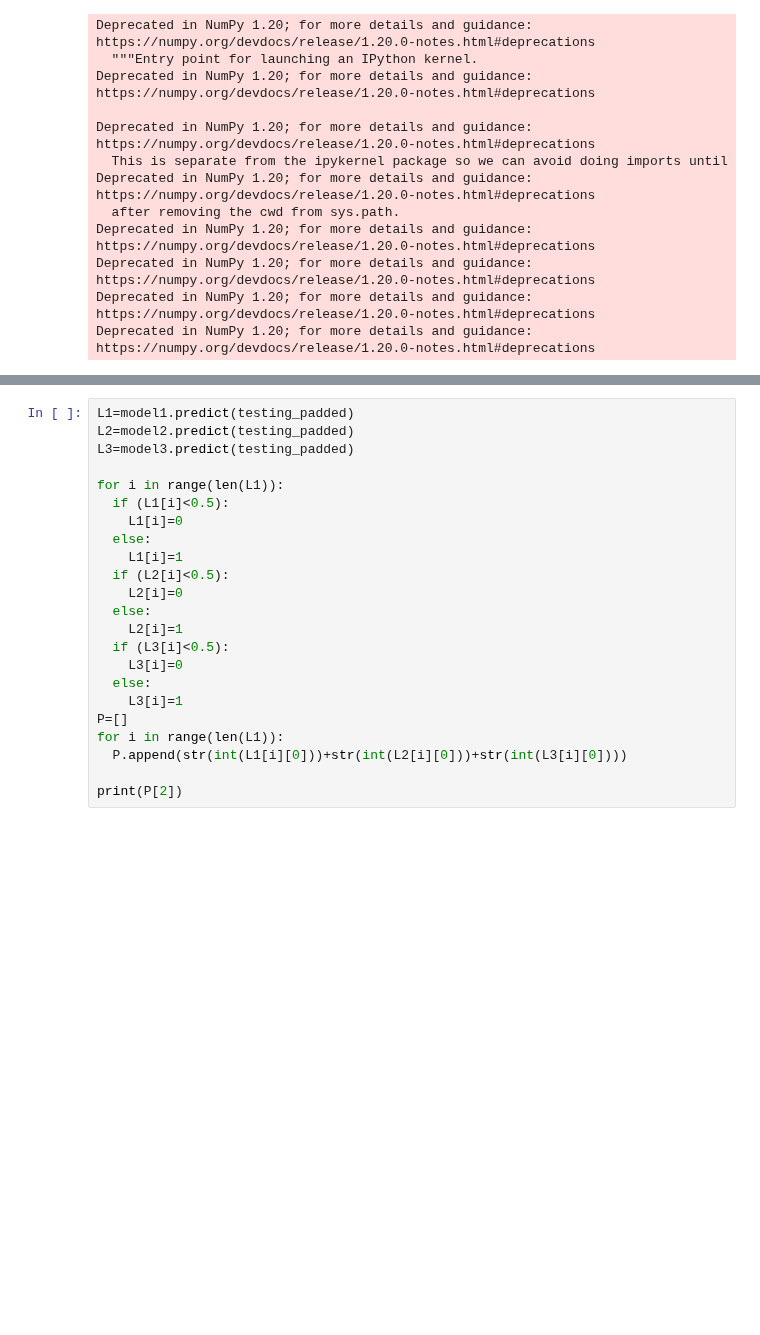
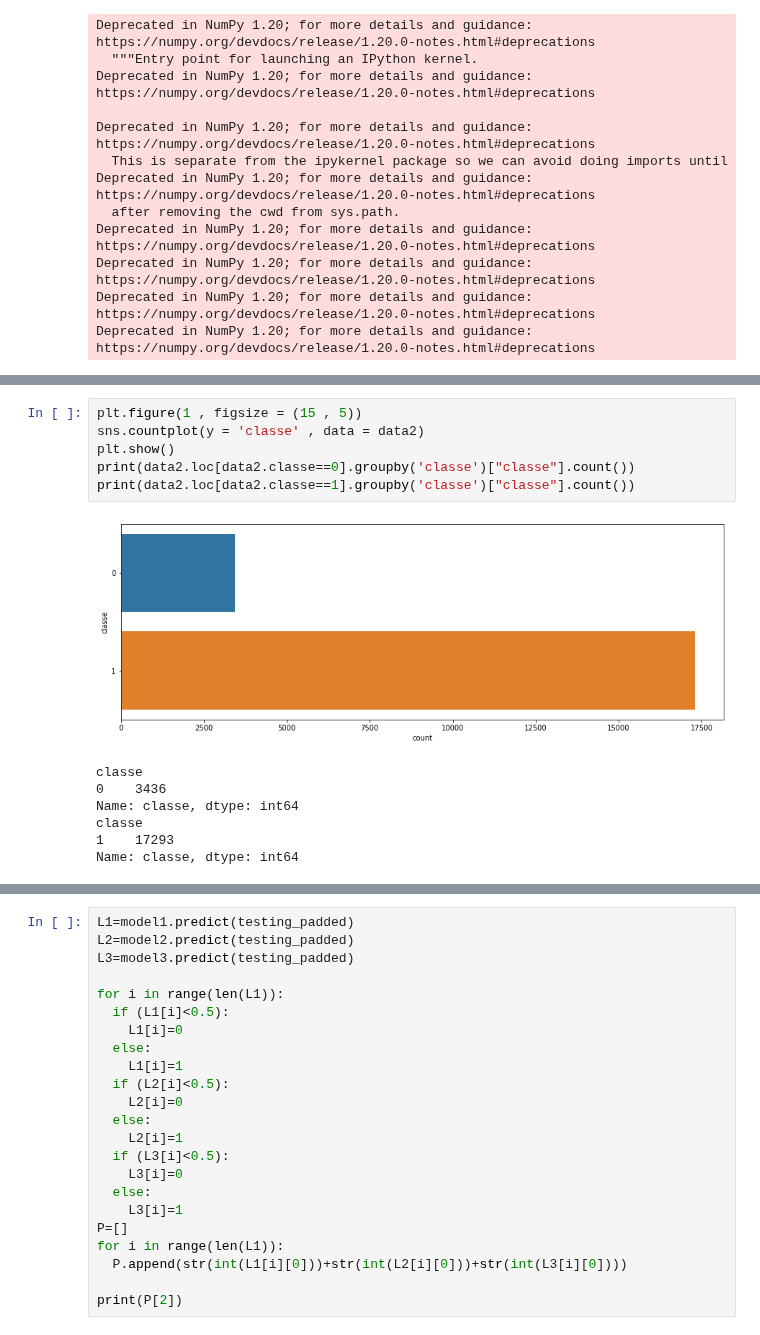
Before and after one commit to ImenMasmoudiEm/TextClassification, a Jupyter notebook: CCKProject_Ensemblist_Methode09.ipynb, the cells around one changed output, grey strips where cells are left out. Cells and saved outputs as stored; diff of their text form; blank space fills up the shorter version.

```diff
--- a/CCKProject_Ensemblist_Methode09.ipynb
+++ b/CCKProject_Ensemblist_Methode09.ipynb
@@ -193,0 +247,14 @@ Deprecated in NumPy 1.20; for more details and guidance: https://numpy.org/devdo
+# %%
+plt.figure(1 , figsize = (15 , 5))
+sns.countplot(y = 'classe' , data = data2)
+plt.show()
+print(data2.loc[data2.classe==0].groupby('classe')["classe"].count())
+print(data2.loc[data2.classe==1].groupby('classe')["classe"].count())
+# %% [output]
+[figure, added]
+classe
+0    3436
+Name: classe, dtype: int64
+classe
+1    17293
+Name: classe, dtype: int64
```
Also changed, not shown: parts of 16 cells of this notebook.
